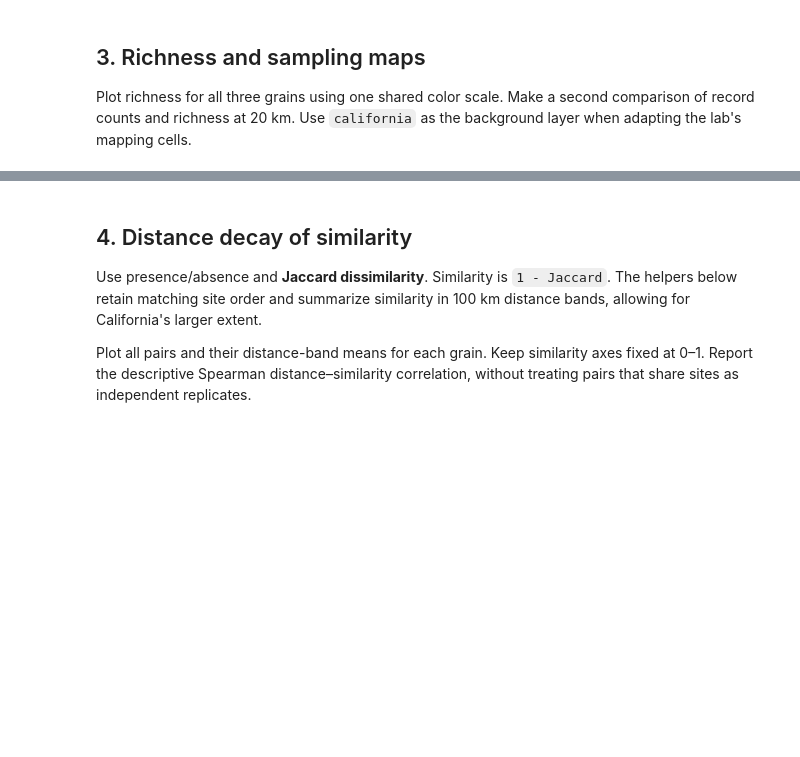
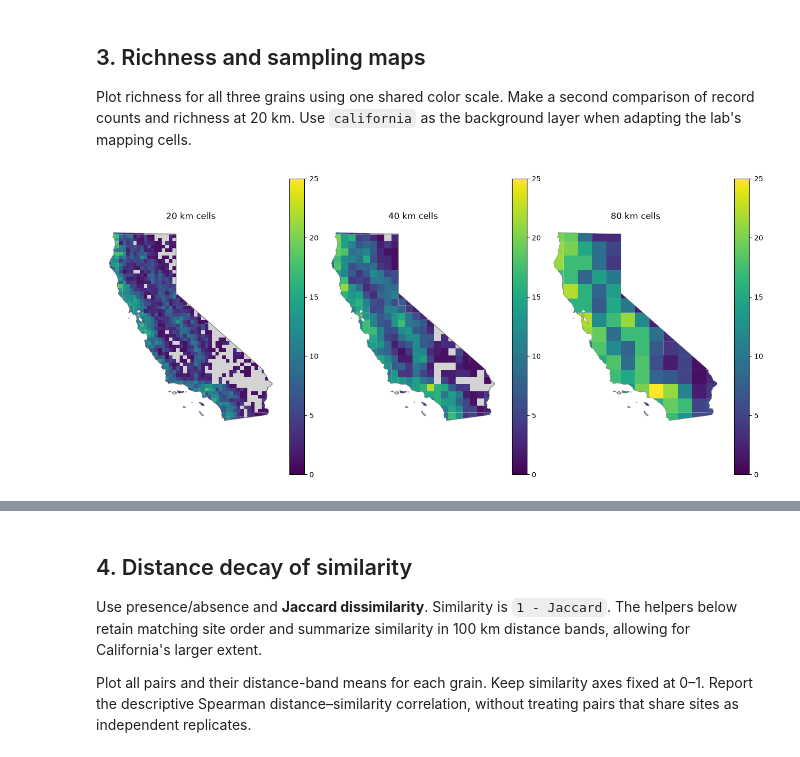
Before and after one commit to Gyrosigma/BIO597-SpatialBiodiversity, a Jupyter notebook: docs/assignments/Assignment-11-SpatialCommunityComposition.ipynb, the cells around one changed output, grey strips where cells are left out. Drawn from its saved outputs; the diff is of its cells as text; code cells hidden in the pictures; blank space fills up the shorter version.

```diff
--- a/docs/assignments/Assignment-11-SpatialCommunityComposition.ipynb
+++ b/docs/assignments/Assignment-11-SpatialCommunityComposition.ipynb
@@ -132,3 +144,16 @@ grain_summary = pd.DataFrame()
 # Store sites_by_grain[grain] and communities[grain], as in Lab11.
 # Summarize n_sites, n_records, mean_richness, and median_records_per_site.
 # Display grain_summary and the first rows of communities[40].
+
+for grain in GRAINS:
+    sites, community = grid_communities(grain)
+    sites_by_grain[grain] = sites
+    communities[grain] = community
+    grain_summary.loc[grain, "n_sites"] = len(sites)
+    grain_summary.loc[grain, "n_records"] = sites.n_records.sum()
+    grain_summary.loc[grain, "mean_richness"] = sites.richness.mean()
+    grain_summary.loc[grain, "median_records_per_site"] = sites.n_records.median()
+
+grain_summary.index.name = "grain_km"
+display(grain_summary)
+display(communities[20].head())
@@ -141,3 +180,16 @@ background layer when adapting the lab's mapping cells.
 # %%
 # Create and save the three richness maps with a common color scale.
 # Compare n_records and richness at 20 km.
+
+max_richness = max(sites.richness.max() for sites in sites_by_grain.values())
+fig, axes = plt.subplots(1, 3, figsize=(13, 6), layout="constrained")
+for ax, grain in zip(axes, GRAINS):
+    california.plot(ax=ax, color="lightgray", edgecolor="gray")
+    sites_by_grain[grain].plot(ax=ax, column="richness", cmap="viridis",
+                              vmin=0, vmax=max_richness, legend=True)
+    ax.set_title(f"{grain} km cells")
+    ax.set_axis_off()
+fig.savefig(OUTPUT / "richness_by_grain.png", dpi=150)
+plt.show()
+# %% [output]
+[figure, added]
```
Also changed, not shown: parts of 23 cells of this notebook.
